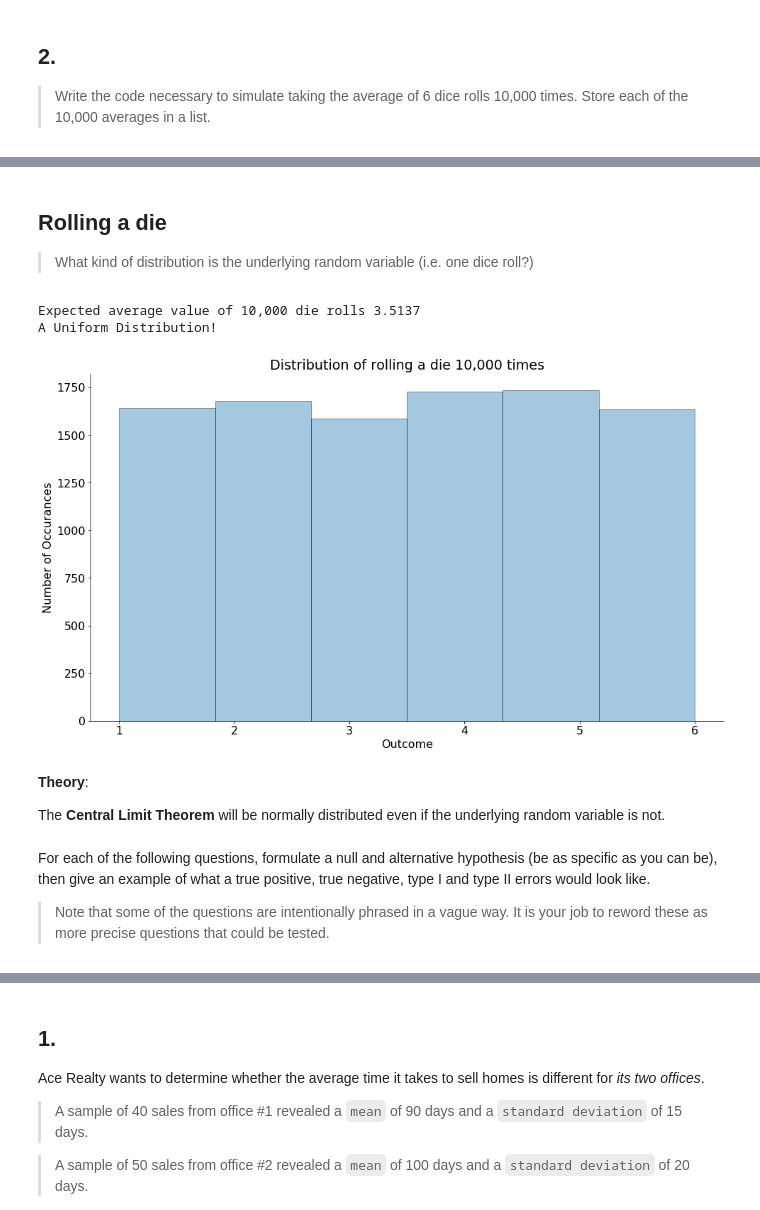
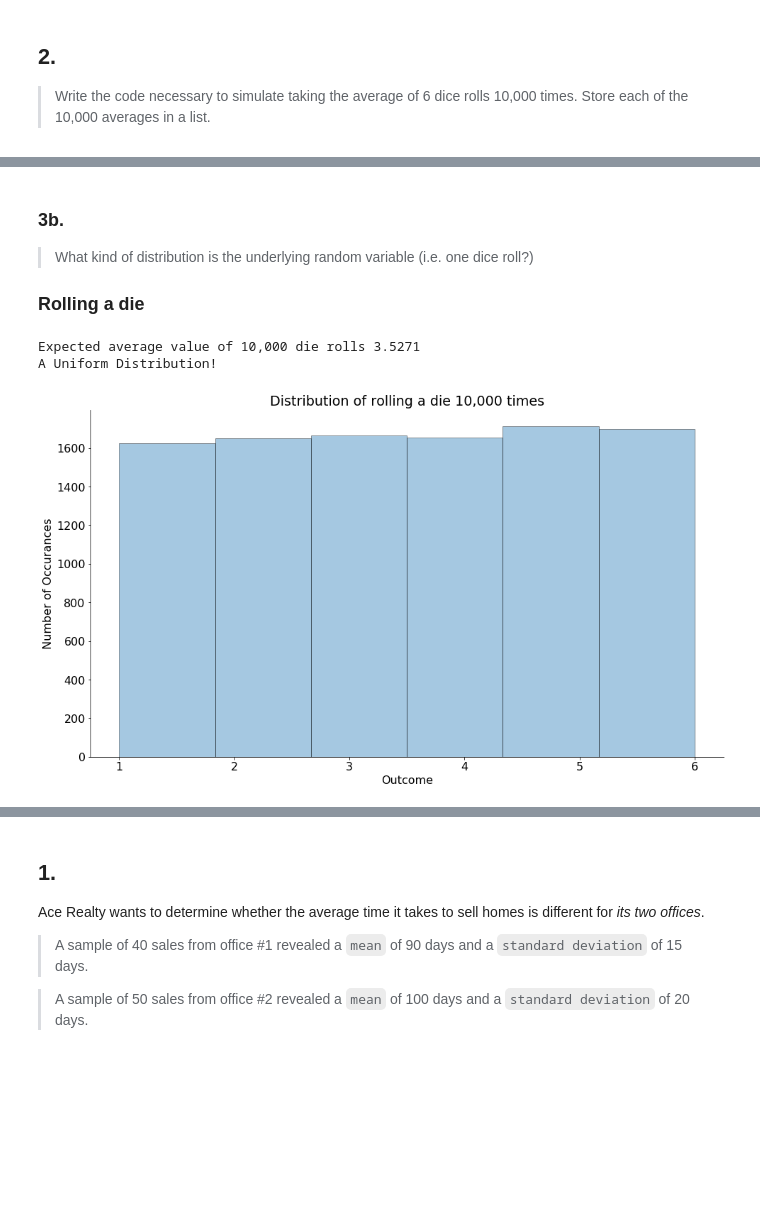
Before and after one commit to Promeos/statistics-exercises, a Jupyter notebook: hypothesis_testing.ipynb, the cells around one changed output, grey strips where cells are left out. Drawn from its saved outputs; the diff is of its cells as text; code cells hidden in the pictures; blank space fills up the shorter version.

Commit message:
updated with some notes

```diff
--- a/hypothesis_testing.ipynb
+++ b/hypothesis_testing.ipynb
@@ -233,29 +235,23 @@ It's a Normal Distribution!
 # %% [markdown]
-## Rolling a die
+### 3b.
 >What kind of distribution is the underlying random variable (i.e. one dice roll?)
+### Rolling a die
 # %%
 # Create a die using `stats.randint().rvs()`
+die = stats.randint(1, 7)
 die_roll = stats.randint(1, 7).rvs(10_000)
 
 # Plot 10,000 dice rolls in a distribution. Set kde=False to remove kernel density estimate.
 sns.distplot(die_roll, bins=6, kde=False)
 
 # Chart formatting
 print(f"Expected average value of 10,000 die rolls {die_roll.mean()}")
 print("A Uniform Distribution!")
 plt.title('Distribution of rolling a die 10,000 times')
 
 plt.xlabel('Outcome')
 plt.ylabel('Number of Occurances');
 # %% [output]
-Expected average value of 10,000 die rolls 3.5137
+Expected average value of 10,000 die rolls 3.5271
 A Uniform Distribution!
-[figure, old version]
+[figure, new version]
-# %% [markdown]
-__Theory__:
-
-The __Central Limit Theorem__ will be normally distributed even if the underlying random variable is not.
-# %% [markdown]
-For each of the following questions, formulate a null and alternative hypothesis (be as specific as you can be), then give an example of what a true positive, true negative, type I and type II errors would look like.
-
-> Note that some of the questions are intentionally phrased in a vague way. It is your job to reword these as more precise questions that could be tested.
```
Also changed, not shown: parts of 24 cells of this notebook, 1 other file.
